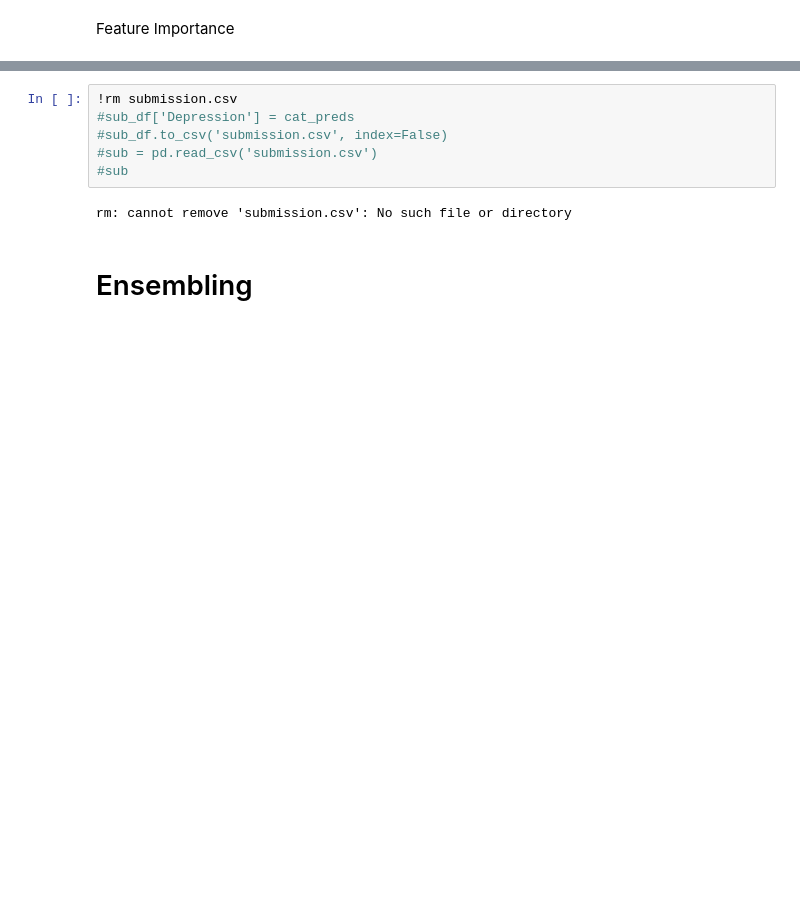
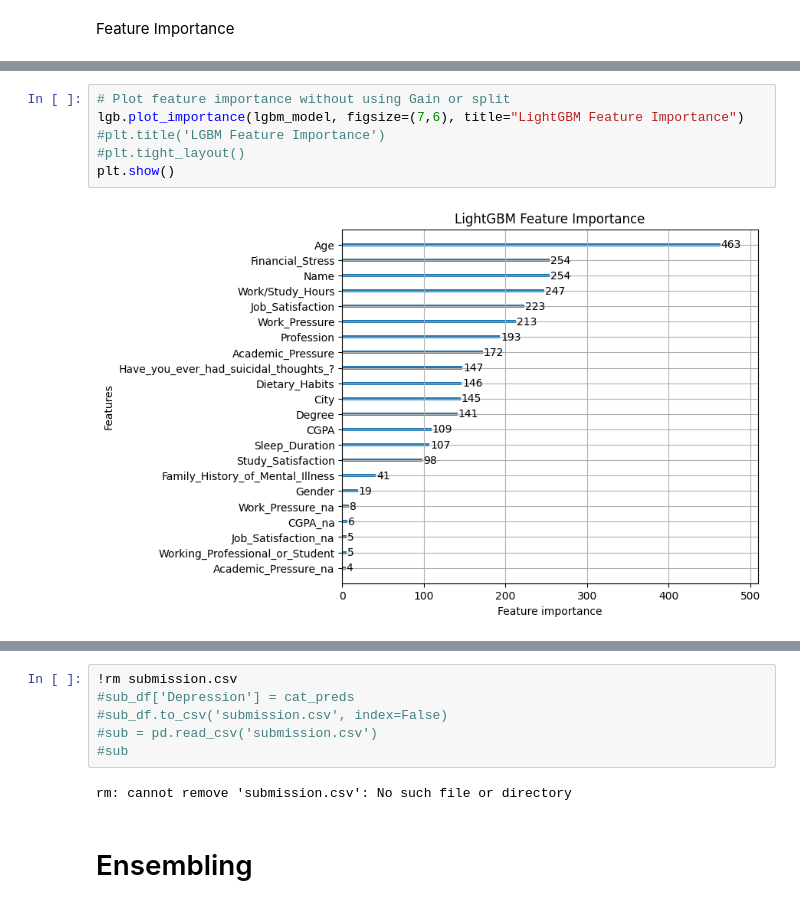
Before and after one commit to rubanzasilva/exploring_mental_health, a Jupyter notebook: eda-gradient-boosting-neural-nets-s04e11.ipynb, the cells around one changed output, grey strips where cells are left out. Drawn from its saved outputs; the diff is of its cells as text; blank space fills up the shorter version.

```diff
--- a/eda-gradient-boosting-neural-nets-s04e11.ipynb
+++ b/eda-gradient-boosting-neural-nets-s04e11.ipynb
@@ -686,0 +917,8 @@ Wall time: 2.59 s
+# %%
+# Plot feature importance without using Gain or split
+lgb.plot_importance(lgbm_model, figsize=(7,6), title="LightGBM Feature Importance")
+#plt.title('LGBM Feature Importance')
+#plt.tight_layout()
+plt.show()
+# %% [output]
+[figure, added]
```
Also changed, not shown: parts of 63 cells of this notebook.
